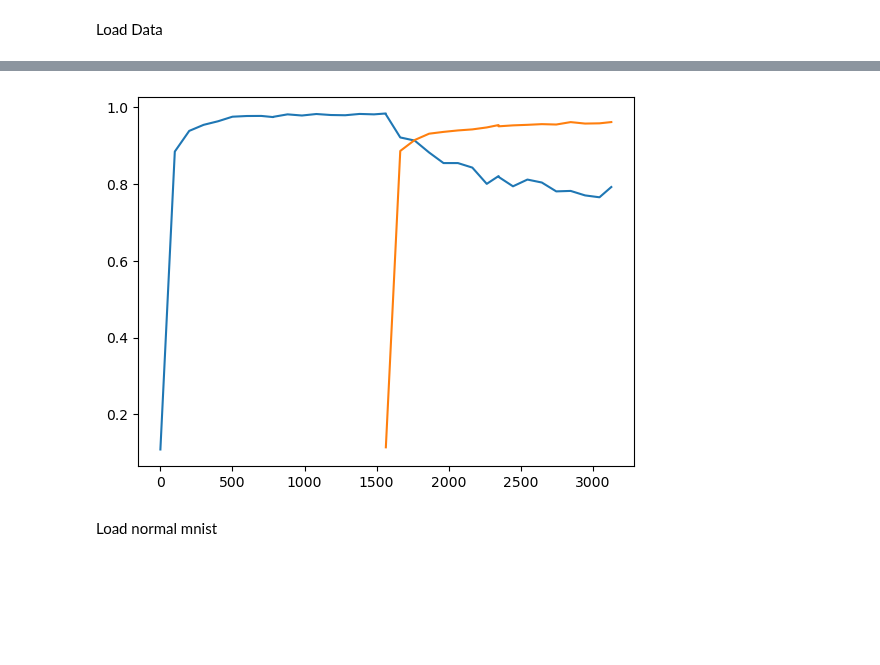
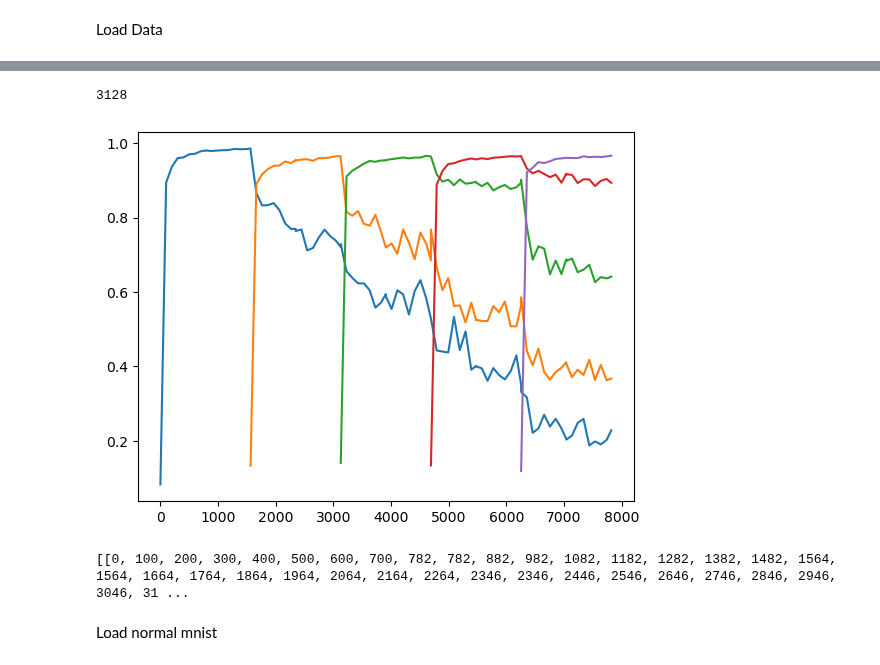
Before and after one commit to Geffen-Cooper/continual_learning_playground, a Jupyter notebook: src/weight_perturbation/perturb.ipynb, the cells around one changed output, grey strips where cells are left out. Saved outputs shown, nothing was run; the diff lists cells and outputs as text; code cells hidden in the pictures; blank space fills up the shorter version.

Commit message:
permuted mnist from scratch

```diff
--- a/src/weight_perturbation/perturb.ipynb
+++ b/src/weight_perturbation/perturb.ipynb
@@ -62,7 +62,7 @@ all_val_iters = []
 curr_model = None
 
 # go over all datasets
-for idx,dataset in enumerate(perm_mnist_5[:2]):
+for idx,dataset in enumerate(perm_mnist_5):
     # train the normal mnist first using model from scratch
     if idx == 0:
         print("=====================")
@@ -101,26 +101,33 @@ In epoch 1, train loss: 0.041, val loss: 0.121, val acc: 0.962 (best val acc: 0.
 # %%
 accs = []
 iters = []
 for i,exp_list in enumerate(all_val_accs):
     accs.append([])
     iters.append([])
     for j,exp in enumerate(exp_list):
         accs[j].extend(exp)
         if i == 0:
             iters[j].extend(all_val_iters[i][j])
         elif i != j:
+            if i == 2 and j == 0:
+                print(iters[i-1][-1])
             start = iters[i-1][-1]
-            next_iter = [x+start for x in iters[i-1]]
+            next_iter = [x+start for x in all_val_iters[i][j]]
             iters[j].extend(next_iter)
             if j == i-1:
                 iters[j+1].extend(next_iter)
         else:
             pass
 
 for idx,iter in enumerate(iters):
     plt.plot(iter,accs[idx])
 # %% [output]
+3128
-[figure, old version]
+[figure, new version]
+# %%
+print(iters)
+# %% [output]
+[[0, 100, 200, 300, 400, 500, 600, 700, 782, 782, 882, 982, 1082, 1182, 1282, 1382, 1482, 1564, 1564, 1664, 1764, 1864, 1964, 2064, 2164, 2264, 2346, 2346, 2446, 2546, 2646, 2746, 2846, 2946, 3046, 31 ...
 # %% [markdown]
 Load normal mnist
 # %%
```
Also changed, not shown: parts of 1 cell of this notebook, 15 other files.
